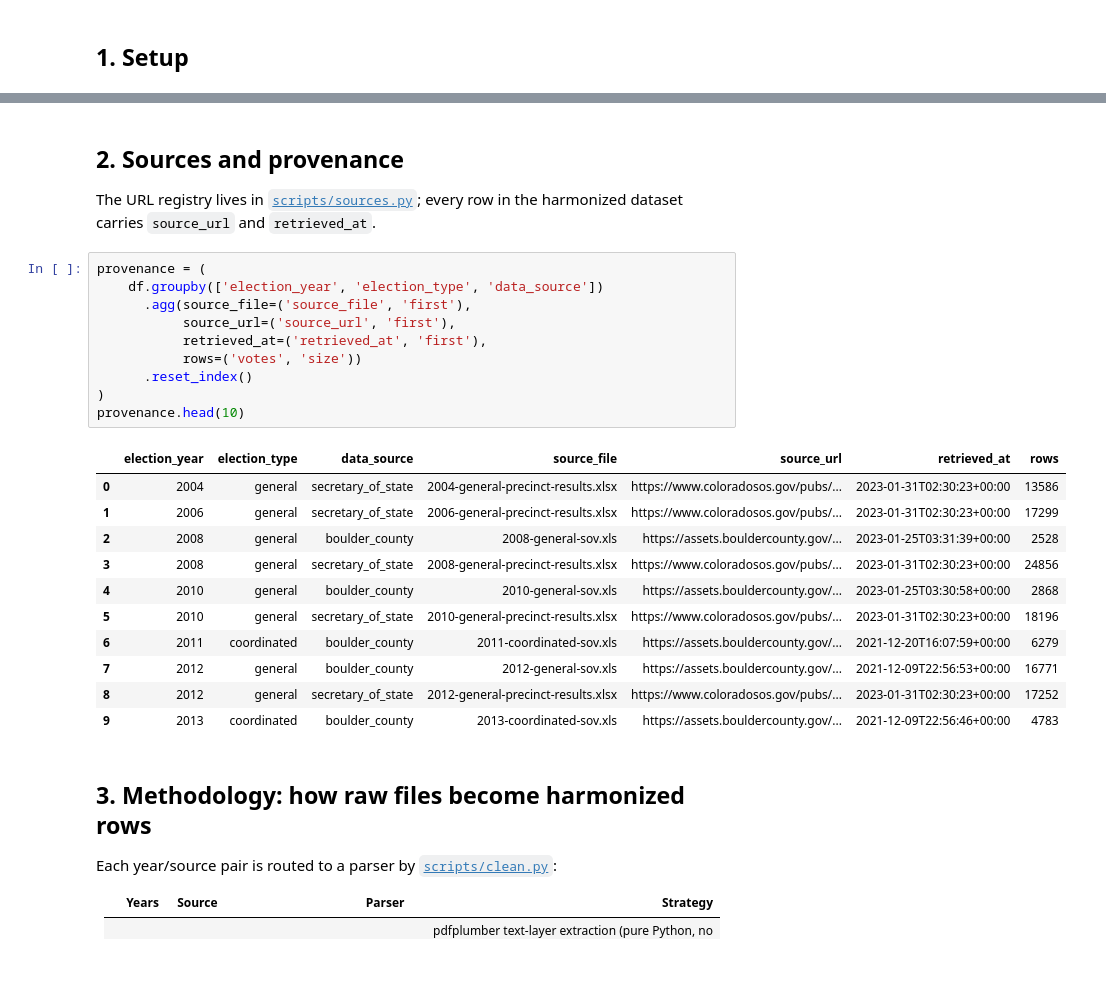
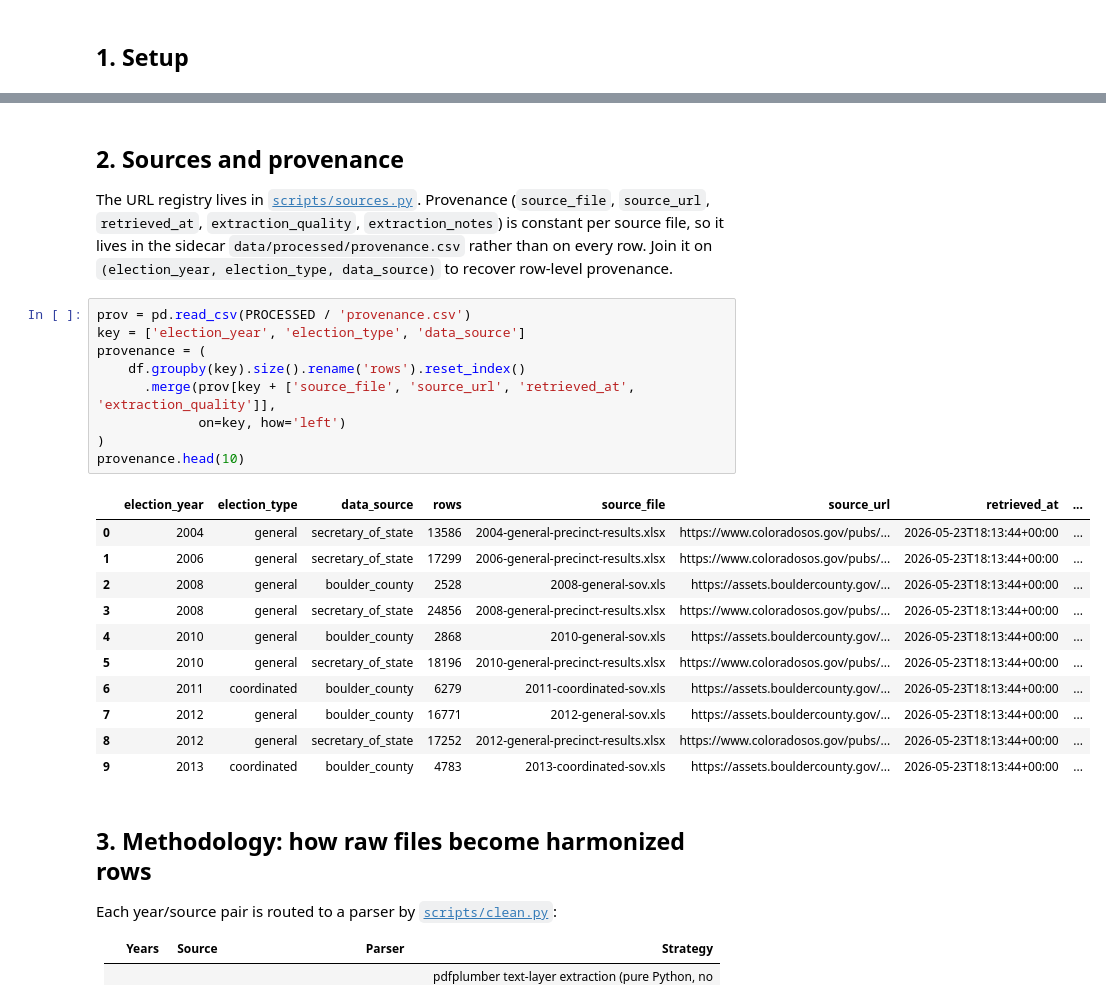
Before and after one commit to BoulderPublicData/Election-Results, a Jupyter notebook: Cleaning.ipynb, the cells around one changed output, grey strips where cells are left out. Saved outputs shown, nothing was run; the diff lists cells and outputs as text; blank space fills up the shorter version.

```diff
--- a/Cleaning.ipynb
+++ b/Cleaning.ipynb
@@ -69,29 +69,28 @@ sources: {'secretary_of_state': 177831, 'boulder_county': 175555}
 # %% [markdown]
 ## 2. Sources and provenance
 
-The URL registry lives in [`scripts/sources.py`](scripts/sources.py); every row in the harmonized dataset carries `source_url` and `retrieved_at`.
+The URL registry lives in [`scripts/sources.py`](scripts/sources.py). Provenance (`source_file`, `source_url`, `retrieved_at`, `extraction_quality`, `extraction_notes`) is constant per source file, so it lives in the sidecar `data/processed/provenance.csv` rather than on every row. Join it on `(election_year, election_type, data_source)` to recover row-level provenance.
 # %%
+prov = pd.read_csv(PROCESSED / 'provenance.csv')
+key = ['election_year', 'election_type', 'data_source']
 provenance = (
-    df.groupby(['election_year', 'election_type', 'data_source'])
-      .agg(source_file=('source_file', 'first'),
-           source_url=('source_url', 'first'),
-           retrieved_at=('retrieved_at', 'first'),
-           rows=('votes', 'size'))
-      .reset_index()
+    df.groupby(key).size().rename('rows').reset_index()
+      .merge(prov[key + ['source_file', 'source_url', 'retrieved_at', 'extraction_quality']],
+             on=key, how='left')
 )
 provenance.head(10)
 # %% [output]
-|  | election_year | election_type | data_source | source_file | source_url | retrieved_at | rows |
-| 0 | 2004 | general | secretary_of_state | 2004-general-precinct-results.xlsx | https://www.coloradosos.gov/pubs/... | 2023-01-31T02:30:23+00:00 | 13586 |
-| 1 | 2006 | general | secretary_of_state | 2006-general-precinct-results.xlsx | https://www.coloradosos.gov/pubs/... | 2023-01-31T02:30:23+00:00 | 17299 |
-| 2 | 2008 | general | boulder_county | 2008-general-sov.xls | https://assets.bouldercounty.gov/... | 2023-01-25T03:31:39+00:00 | 2528 |
-| 3 | 2008 | general | secretary_of_state | 2008-general-precinct-results.xlsx | https://www.coloradosos.gov/pubs/... | 2023-01-31T02:30:23+00:00 | 24856 |
-| 4 | 2010 | general | boulder_county | 2010-general-sov.xls | https://assets.bouldercounty.gov/... | 2023-01-25T03:30:58+00:00 | 2868 |
-| 5 | 2010 | general | secretary_of_state | 2010-general-precinct-results.xlsx | https://www.coloradosos.gov/pubs/... | 2023-01-31T02:30:23+00:00 | 18196 |
-| 6 | 2011 | coordinated | boulder_county | 2011-coordinated-sov.xls | https://assets.bouldercounty.gov/... | 2021-12-20T16:07:59+00:00 | 6279 |
-| 7 | 2012 | general | boulder_county | 2012-general-sov.xls | https://assets.bouldercounty.gov/... | 2021-12-09T22:56:53+00:00 | 16771 |
-| 8 | 2012 | general | secretary_of_state | 2012-general-precinct-results.xlsx | https://www.coloradosos.gov/pubs/... | 2023-01-31T02:30:23+00:00 | 17252 |
-| 9 | 2013 | coordinated | boulder_county | 2013-coordinated-sov.xls | https://assets.bouldercounty.gov/... | 2021-12-09T22:56:46+00:00 | 4783 |
+|  | election_year | election_type | data_source | rows | source_file | source_url | retrieved_at | ... |
+| 0 | 2004 | general | secretary_of_state | 13586 | 2004-general-precinct-results.xlsx | https://www.coloradosos.gov/pubs/... | 2026-05-23T18:13:44+00:00 | ... |
+| 1 | 2006 | general | secretary_of_state | 17299 | 2006-general-precinct-results.xlsx | https://www.coloradosos.gov/pubs/... | 2026-05-23T18:13:44+00:00 | ... |
+| 2 | 2008 | general | boulder_county | 2528 | 2008-general-sov.xls | https://assets.bouldercounty.gov/... | 2026-05-23T18:13:44+00:00 | ... |
+| 3 | 2008 | general | secretary_of_state | 24856 | 2008-general-precinct-results.xlsx | https://www.coloradosos.gov/pubs/... | 2026-05-23T18:13:44+00:00 | ... |
+| 4 | 2010 | general | boulder_county | 2868 | 2010-general-sov.xls | https://assets.bouldercounty.gov/... | 2026-05-23T18:13:44+00:00 | ... |
+| 5 | 2010 | general | secretary_of_state | 18196 | 2010-general-precinct-results.xlsx | https://www.coloradosos.gov/pubs/... | 2026-05-23T18:13:44+00:00 | ... |
+| 6 | 2011 | coordinated | boulder_county | 6279 | 2011-coordinated-sov.xls | https://assets.bouldercounty.gov/... | 2026-05-23T18:13:44+00:00 | ... |
+| 7 | 2012 | general | boulder_county | 16771 | 2012-general-sov.xls | https://assets.bouldercounty.gov/... | 2026-05-23T18:13:44+00:00 | ... |
+| 8 | 2012 | general | secretary_of_state | 17252 | 2012-general-precinct-results.xlsx | https://www.coloradosos.gov/pubs/... | 2026-05-23T18:13:44+00:00 | ... |
+| 9 | 2013 | coordinated | boulder_county | 4783 | 2013-coordinated-sov.xls | https://assets.bouldercounty.gov/... | 2026-05-23T18:13:44+00:00 | ... |
 # %% [markdown]
 ## 3. Methodology: how raw files become harmonized rows
 
```
Also changed, not shown: parts of 6 cells of this notebook.
